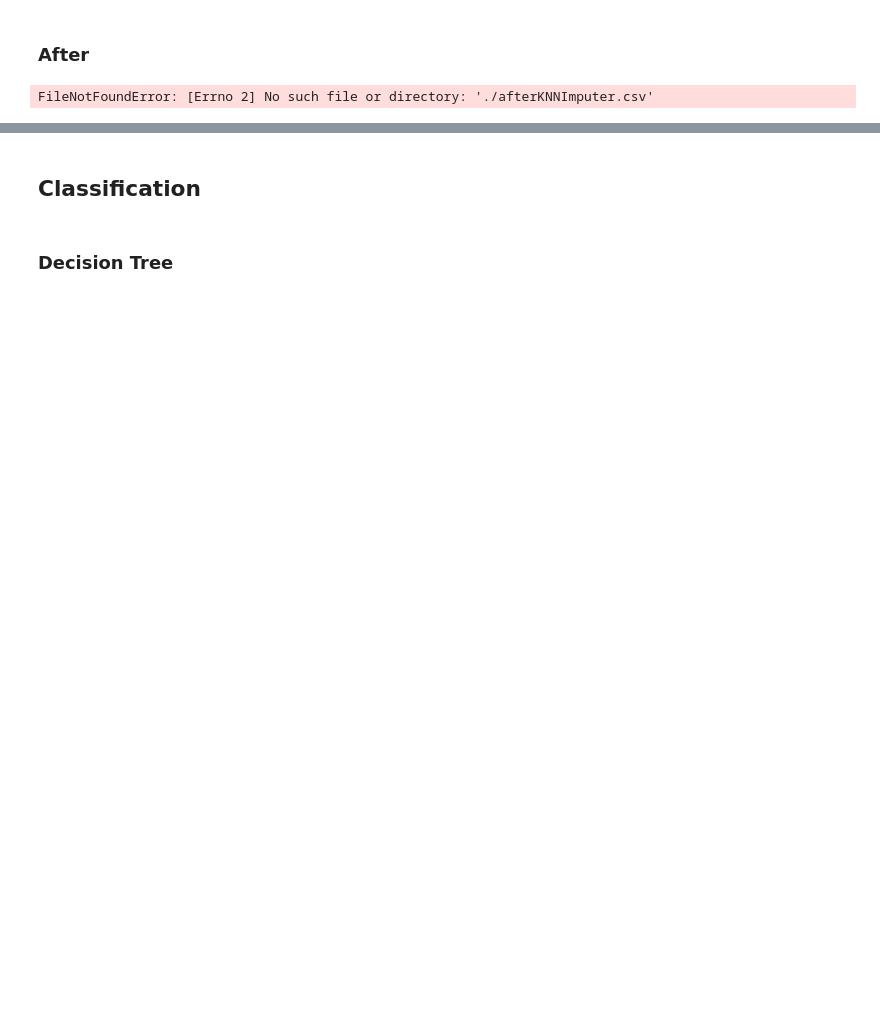
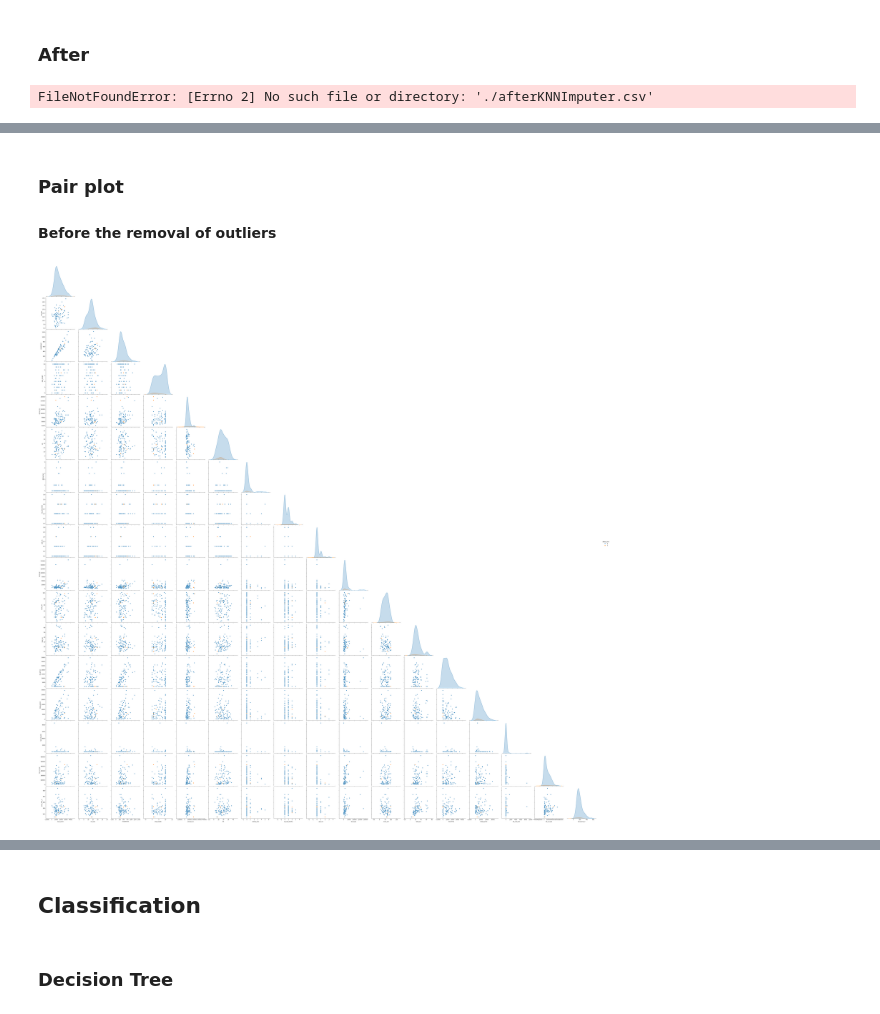
Before and after one commit to 2dukes/PROJ_IART_2021, a Jupyter notebook: proj2/CreditRisk.ipynb, the cells around one changed output, grey strips where cells are left out. Cells and saved outputs as stored; diff of their text form; code cells hidden in the pictures; blank space fills up the shorter version.

```diff
--- a/proj2/CreditRisk.ipynb
+++ b/proj2/CreditRisk.ipynb
@@ -411,0 +427,18 @@ FileNotFoundError: [Errno 2] No such file or directory: './afterKNNImputer.csv'
+# %% [markdown]
+### Pair plot
+#### Before the removal of outliers
+# %%
+def pair_plot(df,output_name):
+    columns_to_use = ["loan_amnt","int_rate","installment","emp_length","annual_inc","dti","delinq_2yrs","inq_last_6mths","pub_rec","revol_bal","revol_util","total_acc","out_prncp","total_pymnt","tot_coll_amt","tot_cur_bal","since_first_cr"]
+
+    columns_not_to_use = ["grade","home_ownership","verification_status","purpose","addr_state","acc_now_delinq","term","default_ind","diff_loan_funded_amnt","recoveries"] # just to know what columns are not being used in the graph
+
+    pair_plot = sb.pairplot(df.sample(n=2000,random_state=42), hue='default_ind', vars=columns_to_use, corner=True, height=4)
+
+    # don't render the plot in the browser, to improve performance
+    pair_plot.savefig(output_name)
+    #plt.clf()
+
+pair_plot(df, "pair_plot_before.png")
+# %% [output]
+[figure, added]
```
Also changed, not shown: parts of 15 cells of this notebook.
